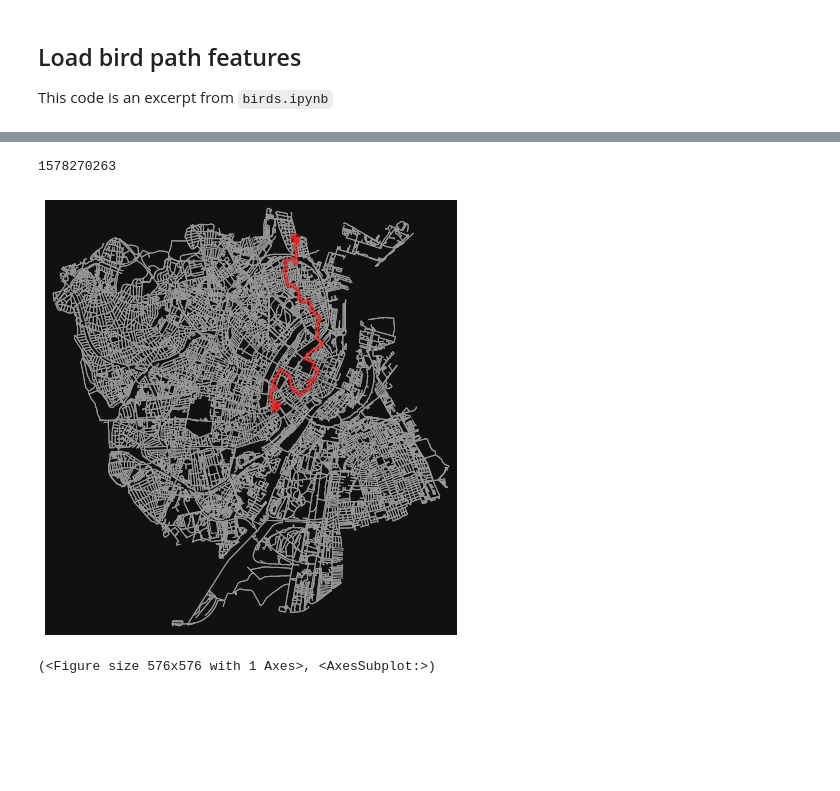
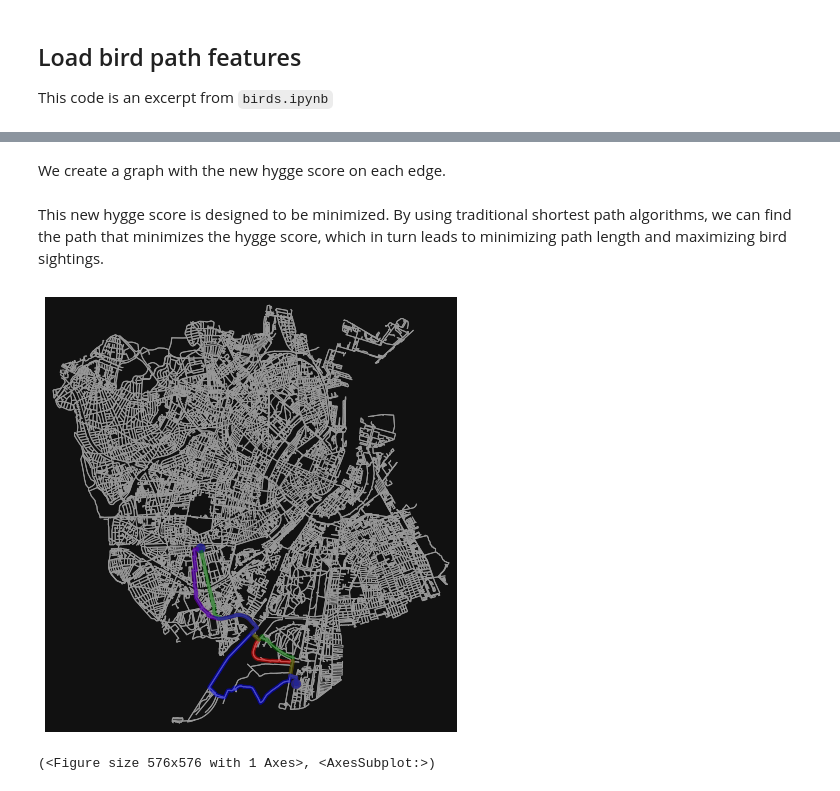
Before and after one commit to Marcus-Friis/geospatial-exam, a Jupyter notebook: notebooks/hygge-pathfinder.ipynb, the cells around one changed output, grey strips where cells are left out. Saved outputs shown, nothing was run; the diff lists cells and outputs as text; code cells hidden in the pictures; blank space fills up the shorter version.

Commit message:
semi working prototype for pathfinding algorithm

```diff
--- a/notebooks/hygge-pathfinder.ipynb
+++ b/notebooks/hygge-pathfinder.ipynb
@@ -67,3 +68,4 @@ bird_counts.name = 'bird_counts'
 edges = edges.merge(bird_counts, left_index=True, right_index=True, how='left')
 # %%
 edges['bird_counts'] = edges.bird_counts.fillna(0)
+edges['birds_per_m'] = edges['bird_counts'] / edges['length']
@@ -69,0 +79,4 @@ edges['bird_counts'] = edges.bird_counts.fillna(0)
+# %%
+edges['birds_scaled'] = 1 - ((edges['bird_counts'] - edges['bird_counts'].min()) / (edges['bird_counts'].max() - edges['bird_counts'].min()))
+edges['birds_per_m_scaled'] = 1 - (edges['birds_per_m'] - edges['birds_per_m'].min()) / (edges['birds_per_m'].max() - edges['birds_per_m'].min())
+edges['length_scaled'] = (edges['length'] - edges['length'].min()) / (edges['length'].max() - edges['length'].min())
@@ -70,14 +85,24 @@ edges['bird_counts'] = edges.bird_counts.fillna(0)
+# %%
+edges['w'] = 0.9 * edges['length_scaled'] + 0.1 * edges['birds_scaled']
+# %% [markdown]
+We create a graph with the new hygge score on each edge.
 # %%
 G = ox.graph_from_gdfs(nodes, edges)
-# %%
-list(G.nodes)[100]
-# %% [output]
-1578270263
+# %% [markdown]
+This new hygge score is designed to be minimized. By using traditional shortest path algorithms, we can find the path that minimizes the hygge score, which in turn leads to minimizing path length and maximizing bird sightings.
 # %%
-orig = 118725
-dest = 1578270263
-route = ox.shortest_path(G, orig, dest, weight='bird_counts')
-ox.plot_graph_route(G, route, node_alpha=0)
+#orig = 118738
+#dest = 1578270263
+
+orig = choice(list(G.nodes))
+dest = choice(list(G.nodes))
+
+route_w = ox.shortest_path(G, orig, dest, weight='w')
+route_l = ox.shortest_path(G, orig, dest, weight='length')
+route_b = ox.shortest_path(G, orig, dest, weight='birds_scaled')
+routes = [route_w, route_l, route_b]
+route_labels = ['w path', 'length path', 'bird path']
+ox.plot_graph_routes(G, routes, node_alpha=0, route_colors=['red', 'green', 'blue'])
 # %% [output]
-[figure, old version]
+[figure, new version]
 (<Figure size 576x576 with 1 Axes>, <AxesSubplot:>)
```
Also changed, not shown: parts of 9 cells of this notebook.
